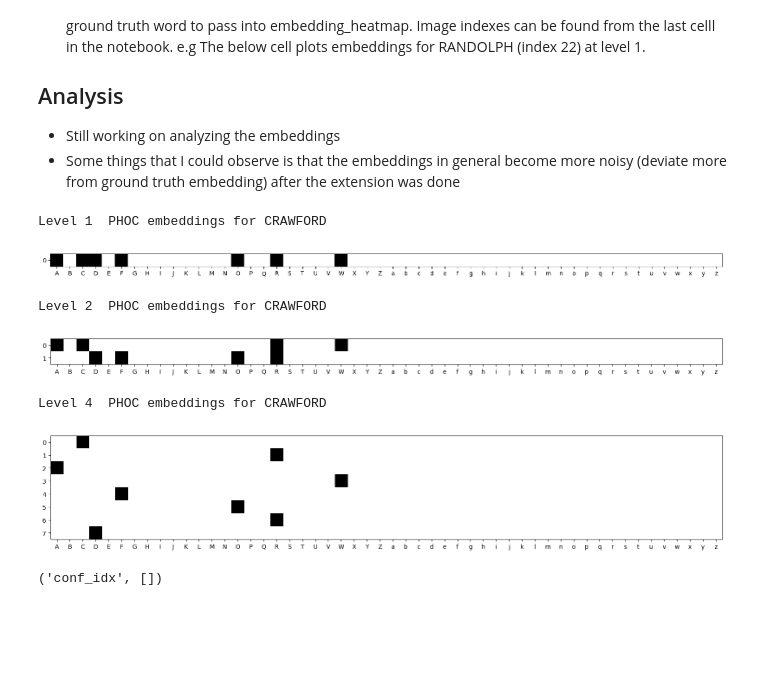
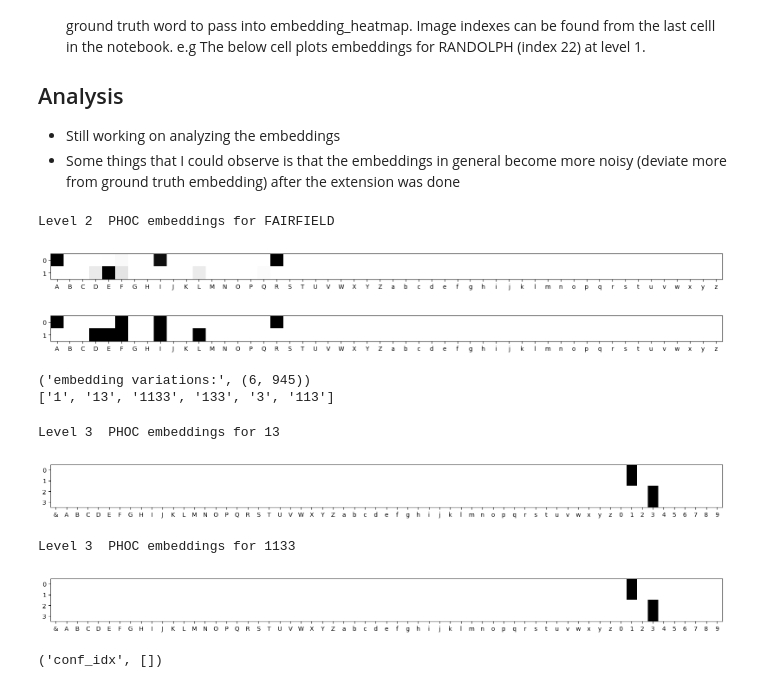
Before and after one commit to mudit1990/torch-phoc, a Jupyter notebook: src/study_embeddings.ipynb, the cells around one changed output. Drawn from its saved outputs; the diff is of its cells as text; code cells hidden in the pictures; blank space fills up the shorter version.

```diff
--- a/src/study_embeddings.ipynb
+++ b/src/study_embeddings.ipynb
@@ -81,8 +76,8 @@ def load_and_transform(map_name):
     images_before, words_before = clean_word_images(images_before, words_before)
     images_before = np.transpose(images_before, (0,3,1,2))
 
-    images_after = np.load('/mnt/nfs/work1/696ds-s18/mbhargava/detection_outputs_ready_for_test/ray_regions_new/'+map_name+'.npy')
-    words_after = np.load('/mnt/nfs/work1/696ds-s18/mbhargava/detection_outputs_ready_for_test/ray_labels_new/'+map_name+'.npy')
+    images_after = np.load('/mnt/nfs/work1/696ds-s18/mbhargava/detection_outputs_ready_for_test/final_runs/ray_regions_normal/'+map_name+'.npy')
+    words_after = np.load('/mnt/nfs/work1/696ds-s18/mbhargava/detection_outputs_ready_for_test/final_runs/ray_labels_normal/'+map_name+'.npy')
     words_after = clean_words(words_after)
     images_after, words_after = clean_word_images(images_after, words_after)
     images_after = np.transpose(images_after, (0,3,1,2))
@@ -245,8 +240,8 @@ def embedding_heatmap(all_embs, word, level, only_alphabets):
     print 'Level',level,' PHOC embeddings for',word
     rows = (int)((r-l)/phoc_len)
     emb_word = all_embs[2][l:r].reshape(rows,phoc_len)
-    # emb_before = all_embs[0][l:r].reshape(rows,phoc_len)
-    # emb_after = all_embs[1][l:r].reshape(rows,phoc_len)
+    emb_before = all_embs[0][l:r].reshape(rows,phoc_len)
+    emb_after = all_embs[1][l:r].reshape(rows,phoc_len)
 
     if only_alphabets:
         unigrams = [chr(i) for i in range(ord('A'), ord('Z')+1) + range(ord('a'), ord('z') + 1)]
@@ -258,9 +253,9 @@ def embedding_heatmap(all_embs, word, level, only_alphabets):
         lidx = 0
         ridx = 63
 
-    show_heatmap(emb_word[:,lidx:ridx], 'Heatmap for word text embedding', unigrams)
-    # show_heatmap(emb_before[:,lidx:ridx], 'Heatmap for before image embedding', unigrams)
-    # show_heatmap(emb_after[:,lidx:ridx], 'Heatmap for after image embedding', unigrams)
+    # show_heatmap(emb_word[:,lidx:ridx], 'Heatmap for word text embedding', unigrams)
+    show_heatmap(emb_before[:,lidx:ridx], 'Heatmap for before image embedding', unigrams)
+    show_heatmap(emb_after[:,lidx:ridx], 'Heatmap for after image embedding', unigrams)
 # %% [markdown]
 ## Plot Description
 * Three plots will be made
@@ -276,16 +271,25 @@ def embedding_heatmap(all_embs, word, level, only_alphabets):
 * Some things that I could observe is that the embeddings in general become more noisy (deviate more from ground truth embedding) after the extension was done
 # %%
 # print(len(emb_list), len(words))
-embedding_heatmap(emb_list[90], words[90], 1, True)
-embedding_heatmap(emb_list[90], words[90], 2, True)
-embedding_heatmap(emb_list[90], words[90], 4, True)
+embedding_heatmap(emb_list[63], words[63], 2, True)
 # %% [output]
-Level 1  PHOC embeddings for CRAWFORD
+Level 2  PHOC embeddings for FAIRFIELD
-[figure, old version]
+[figure, new version]
-Level 2  PHOC embeddings for CRAWFORD
-[figure, old version]
+[figure, new version]
-Level 4  PHOC embeddings for CRAWFORD
-[figure, removed]
+# %%
+emb_sel_info = get_word_phoc_representations(['13', '1133'])
+print emb_sel_info[1]
+# %% [output]
+('embedding variations:', (6, 945))
+['1', '13', '1133', '133', '3', '113']
+# %%
+embedding_heatmap([emb_sel_info[0][1]], emb_sel_info[1][1], 3, False)
+embedding_heatmap([emb_sel_info[0][2]], emb_sel_info[1][2], 3, False)
+# %% [output]
+Level 3  PHOC embeddings for 13
+[figure, added]
+Level 3  PHOC embeddings for 1133
+[figure, added]
 # %%
 from scipy.spatial.distance import cdist, pdist, squareform
 
```
Also changed, not shown: parts of 2 cells of this notebook, 2 other files.
